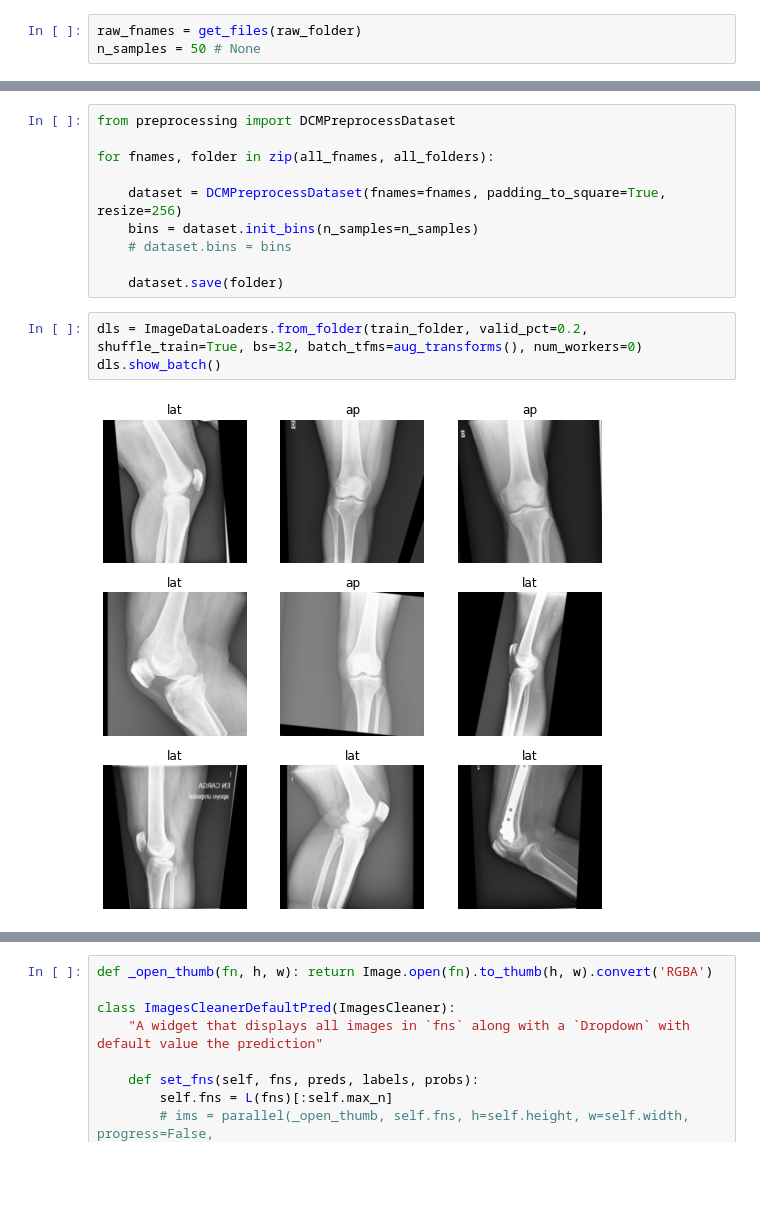
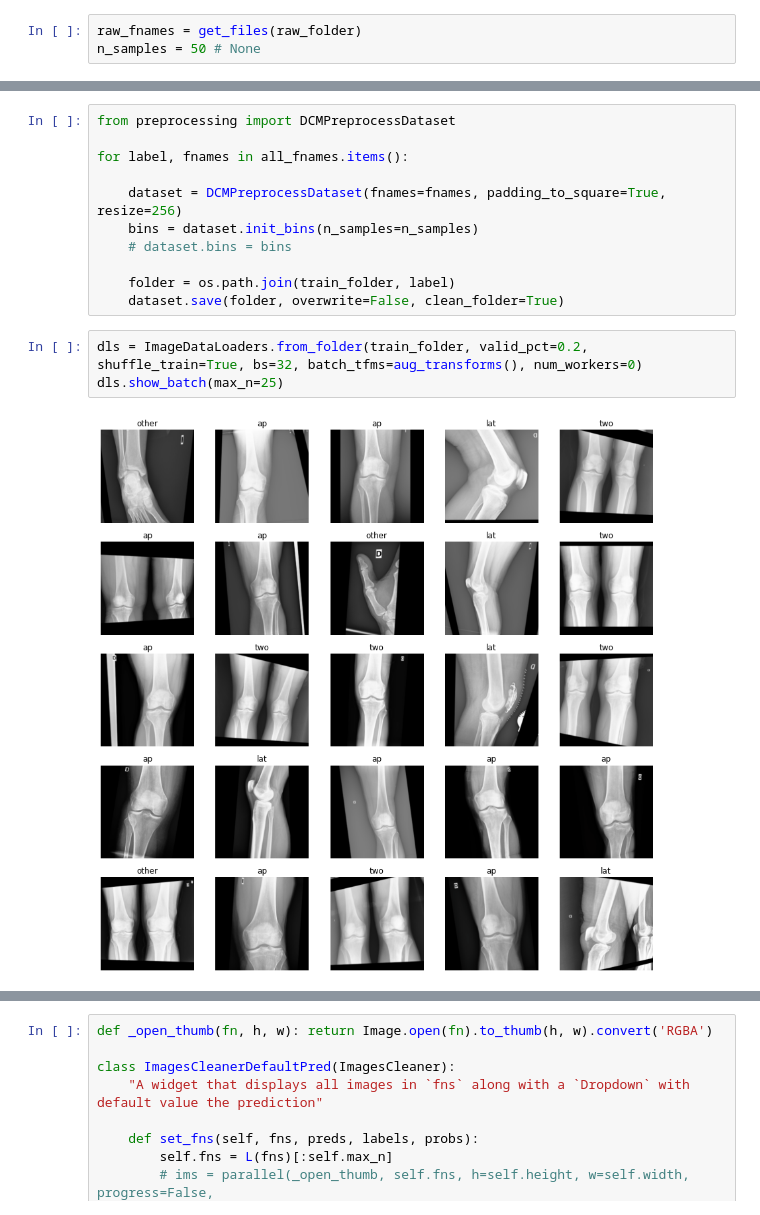
Before and after one commit to lluissalord/radiology_ai, a Jupyter notebook: classify_OOS_images.ipynb, the cells around one changed output, grey strips where cells are left out. Saved outputs shown, nothing was run; the diff lists cells and outputs as text; blank space fills up the shorter version.

```diff
--- a/classify_OOS_images.ipynb
+++ b/classify_OOS_images.ipynb
@@ -107,18 +114,19 @@ all_fnames = [ap_fnames, lat_fnames, two_fnames]
 # %%
 from preprocessing import DCMPreprocessDataset
 
-for fnames, folder in zip(all_fnames, all_folders):
+for label, fnames in all_fnames.items():
 
     dataset = DCMPreprocessDataset(fnames=fnames, padding_to_square=True, resize=256)
     bins = dataset.init_bins(n_samples=n_samples)
     # dataset.bins = bins
 
-    dataset.save(folder)
+    folder = os.path.join(train_folder, label)
+    dataset.save(folder, overwrite=False, clean_folder=True)
 # %%
 dls = ImageDataLoaders.from_folder(train_folder, valid_pct=0.2, shuffle_train=True, bs=32, batch_tfms=aug_transforms(), num_workers=0)
-dls.show_batch()
+dls.show_batch(max_n=25)
 # %% [output]
-[figure, old version]
+[figure, new version]
 # %%
 # Define the callbacks that will be used during training
 callback_fns = [
```
Also changed, not shown: parts of 16 cells of this notebook, 2 other files.
